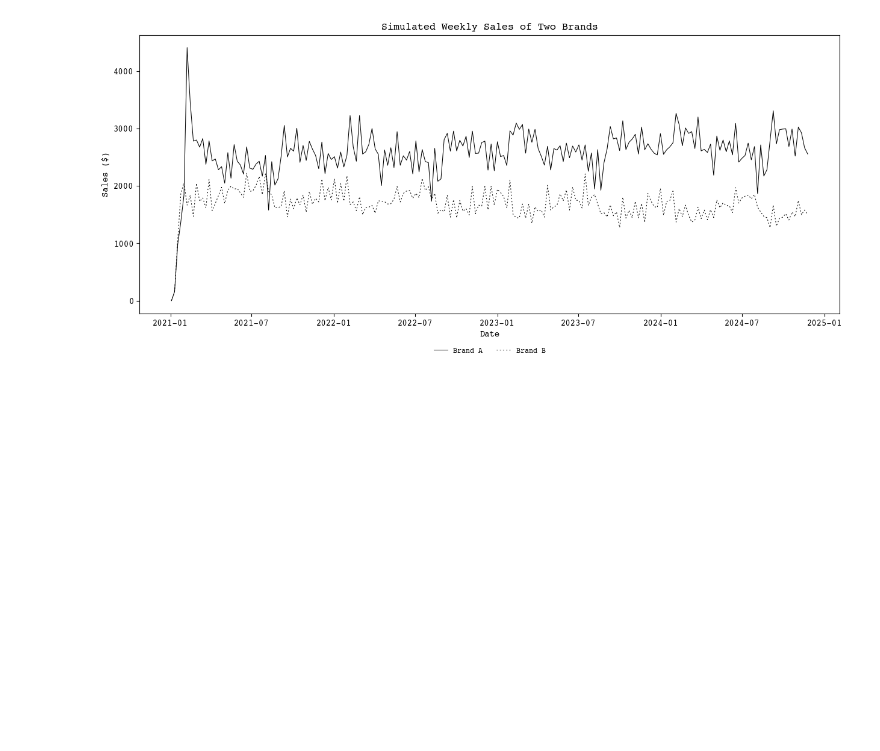
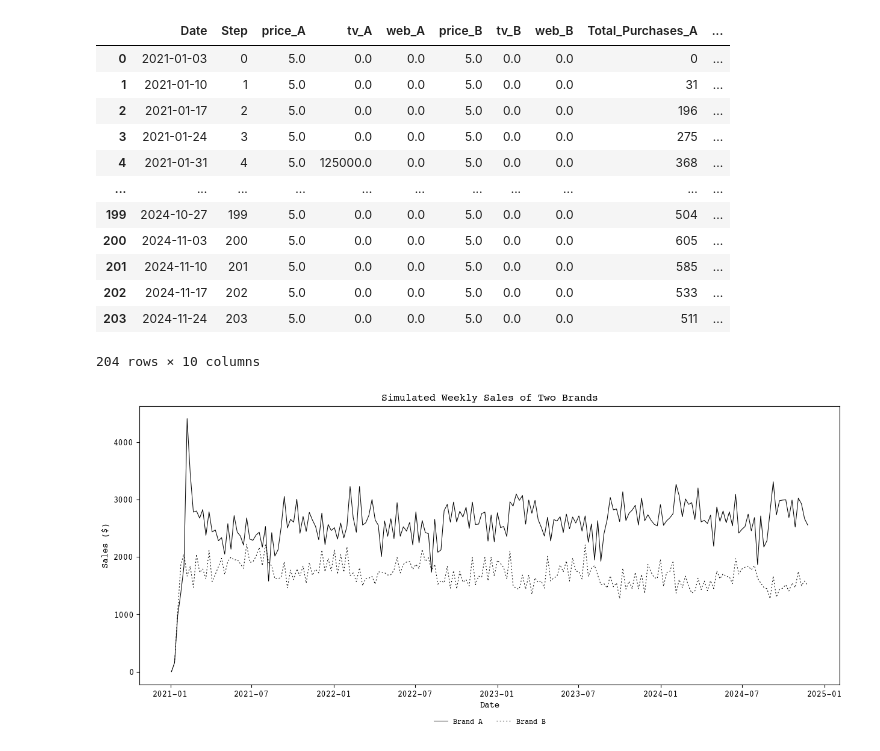
Before and after one commit to mcfitzgerald/consumer-abm, a Jupyter notebook: new_flow.ipynb, the cells around one changed output. Cells and saved outputs as stored; diff of their text form; code cells hidden in the pictures; blank space fills up the shorter version.

```diff
--- a/new_flow.ipynb
+++ b/new_flow.ipynb
@@ -23,6 +23,22 @@ agent_df = pd.read_pickle('agent_output_with_both_ad_affects.pkl')
 agent_df = ppr.add_date_column(agent_df)
 # %%
 data_A = ppr.calculate_total_purchases(agent_df, ['price_A','tv_A','web_A', 'price_B', 'tv_B', 'web_B'], ['Total_Purchases_A', 'Total_Purchases_B'])
+# %%
+data_A
+# %% [output]
+|  | Date | Step | price_A | tv_A | web_A | price_B | tv_B | web_B | Total_Purchases_A | ... |
+| 0 | 2021-01-03 | 0 | 5.0 | 0.0 | 0.0 | 5.0 | 0.0 | 0.0 | 0 | ... |
+| 1 | 2021-01-10 | 1 | 5.0 | 0.0 | 0.0 | 5.0 | 0.0 | 0.0 | 31 | ... |
+| 2 | 2021-01-17 | 2 | 5.0 | 0.0 | 0.0 | 5.0 | 0.0 | 0.0 | 196 | ... |
+| 3 | 2021-01-24 | 3 | 5.0 | 0.0 | 0.0 | 5.0 | 0.0 | 0.0 | 275 | ... |
+| 4 | 2021-01-31 | 4 | 5.0 | 125000.0 | 0.0 | 5.0 | 0.0 | 0.0 | 368 | ... |
+| ... | ... | ... | ... | ... | ... | ... | ... | ... | ... | ... |
+| 199 | 2024-10-27 | 199 | 5.0 | 0.0 | 0.0 | 5.0 | 0.0 | 0.0 | 504 | ... |
+| 200 | 2024-11-03 | 200 | 5.0 | 0.0 | 0.0 | 5.0 | 0.0 | 0.0 | 605 | ... |
+| 201 | 2024-11-10 | 201 | 5.0 | 0.0 | 0.0 | 5.0 | 0.0 | 0.0 | 585 | ... |
+| 202 | 2024-11-17 | 202 | 5.0 | 0.0 | 0.0 | 5.0 | 0.0 | 0.0 | 533 | ... |
+| 203 | 2024-11-24 | 203 | 5.0 | 0.0 | 0.0 | 5.0 | 0.0 | 0.0 | 511 | ... |
+204 rows × 10 columns
 # %%
 data_A = ppr.add_total_sales_columns(data_A, ['Total_Purchases_A', 'Total_Purchases_B'],  ['price_A','price_B'],)
 # %%
```
Also changed, not shown: 6 other files.
